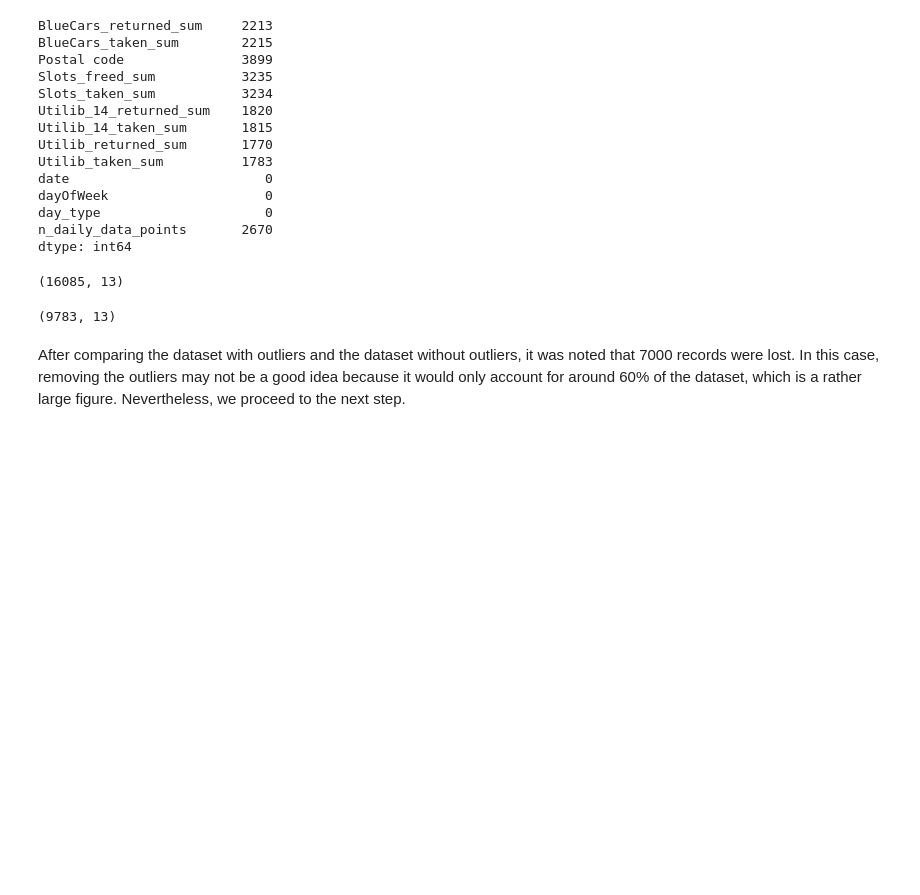
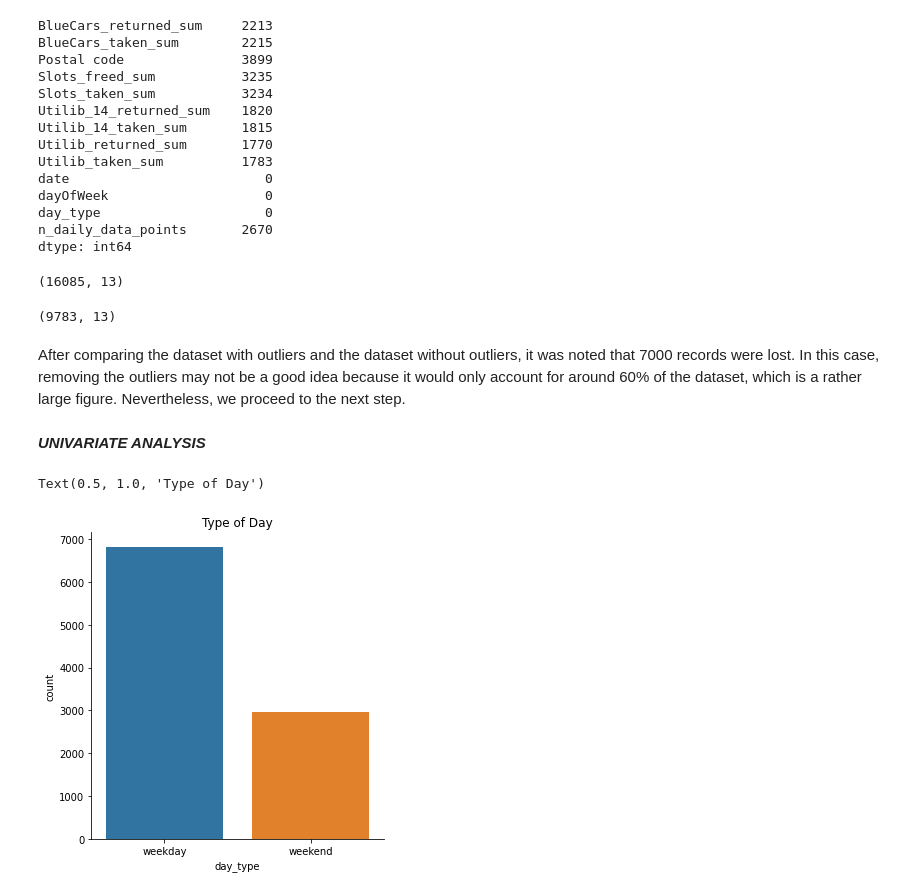
Before and after one commit to Gakarau/IP-Moringa, a Jupyter notebook: Independent_Project_Part_2.ipynb, the cells around one changed output. Saved outputs shown, nothing was run; the diff lists cells and outputs as text; code cells hidden in the pictures; blank space fills up the shorter version.

```diff
--- a/Independent_Project_Part_2.ipynb
+++ b/Independent_Project_Part_2.ipynb
@@ -152,3 +152,5 @@ print (Car.shape)
 (9783, 13)
 # %% [markdown]
 After comparing the dataset with outliers and the dataset without outliers, it was noted that 7000 records were lost. In this case, removing the outliers may not be a good idea because it would only account for around 60% of the dataset, which is a rather large figure. Nevertheless, we proceed to the next step.
+# %% [markdown]
+***UNIVARIATE ANALYSIS***
@@ -154,0 +162,6 @@ After comparing the dataset with outliers and the dataset without outliers, it w
+# %%
+sns.catplot (x="day_type", kind="count", data=Car)
+plt.title("Type of Day")
+# %% [output]
+Text(0.5, 1.0, 'Type of Day')
+[figure, added]
```
Also changed, not shown: parts of 1 cell of this notebook.
